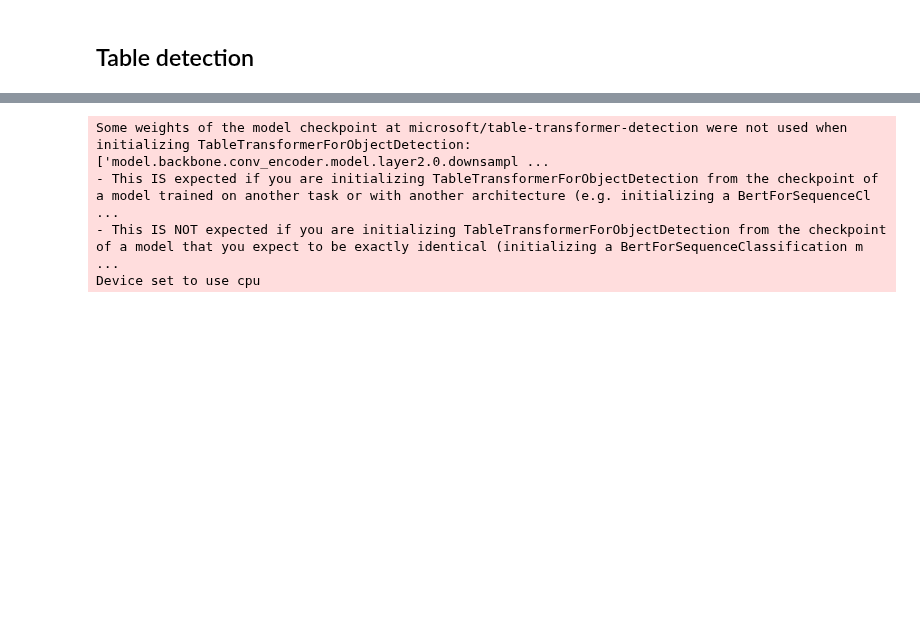
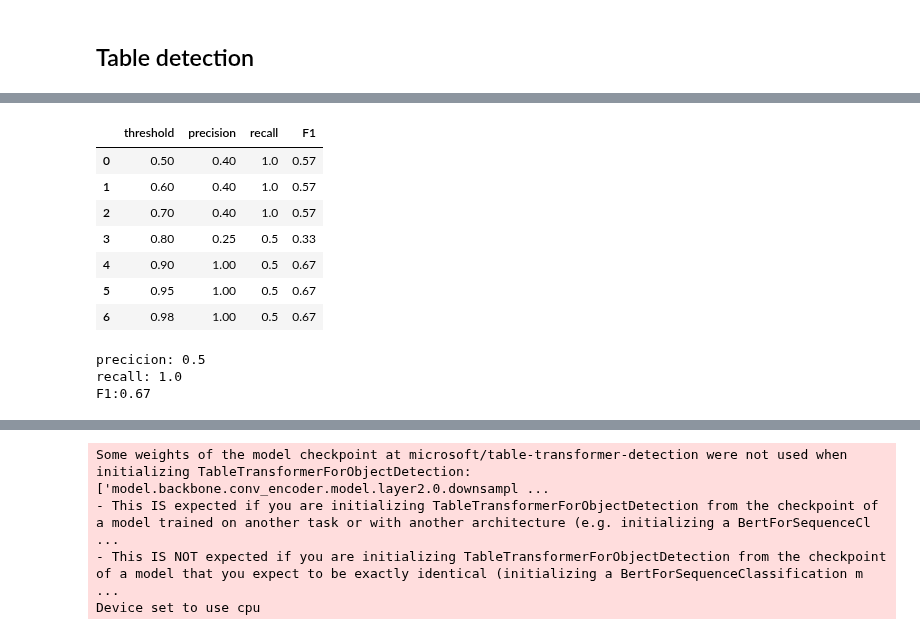
Before and after one commit to Famondir/Thesis, a Jupyter notebook: Python/page_detection_benchmark.ipynb, the cells around one changed output, grey strips where cells are left out. Saved outputs shown, nothing was run; the diff lists cells and outputs as text; code cells hidden in the pictures; blank space fills up the shorter version.

```diff
--- a/Python/page_detection_benchmark.ipynb
+++ b/Python/page_detection_benchmark.ipynb
@@ -849,0 +877,43 @@ df_truth.shape[0]
+# %%
+from transformers import pipeline
+
+def run_benchmark(model, thresholds):
+    df_table_detection_benchmark = pd.read_csv("../benchmark_truth/table_detection.csv").tail(5)
+    df_table_detection_benchmark['prediction'] = pd.NA
+    benchmark_results = pd.DataFrame(columns=['threshold', 'precision', 'recall', 'F1'])
+
+    if model == "microsoft/table-transformer-detection":
+        pipe = pipeline("object-detection", model="microsoft/table-transformer-detection")
+
+        for threshold in thresholds:
+            x = df_table_detection_benchmark.copy()
+            for _, row in x.iterrows():
+                filepath = row['filepath']
+                page_num = int(row['page'])
+
+                images = convert_from_path(filepath, first_page=page_num, last_page=page_num)
+                if len(images) > 0:
+                    print(f"{filepath} page {page_num}")
+                    results = pipe(images[0], threshold=threshold)
+
+                    if len(results) > 0:
+                        x.loc[_, 'prediction'] = 1
+                    else:
+                        x.loc[_, 'prediction'] = 0
+
+            true_positive = x[(x['table'] == 1) & (x['prediction'] == 1)].shape[0]
+            false_positive = x[(x['table'] == 0) & (x['prediction'] == 1)].shape[0]
+            true_negative = x[(x['table'] == 0) & (x['prediction'] == 0)].shape[0]
+            false_negative = x[(x['table'] == 1) & (x['prediction'] == 0)].shape[0]
+
+            precision = round(true_positive/(true_positive+false_positive),2) if (true_positive+false_positive) > 0 else pd.NA
+            recall = round(true_positive/(true_positive+false_negative),2) if (true_positive+false_negative) > 0 else pd.NA
+            F1 = round(2*precision*recall/(precision+recall),2) if (precision is not pd.NA and recall is not pd.NA and (precision+recall) > 0) else pd.NA
+
+            # print(x)
+
+            benchmark_results = pd.concat([benchmark_results, pd.DataFrame([{'threshold': threshold, 'precision': precision, 'recall': recall, 'F1': F1}])], ignore_index=True)
+
+    return  benchmark_results
+
+x = run_benchmark("microsoft/table-transformer-detection", [*[x/100.0 for x in range(50,95,10)],0.95,0.98])
@@ -850,3 +961,29 @@ df_truth.shape[0]
+# %%
+x
+# %% [output]
+|  | threshold | precision | recall | F1 |
+| 0 | 0.50 | 0.40 | 1.0 | 0.57 |
+| 1 | 0.60 | 0.40 | 1.0 | 0.57 |
+| 2 | 0.70 | 0.40 | 1.0 | 0.57 |
+| 3 | 0.80 | 0.25 | 0.5 | 0.33 |
+| 4 | 0.90 | 1.00 | 0.5 | 0.67 |
+| 5 | 0.95 | 1.00 | 0.5 | 0.67 |
+| 6 | 0.98 | 1.00 | 0.5 | 0.67 |
+# %%
+true_positive = x[(x['table'] == 1) & (x['prediction'] == 1)].shape[0]
+false_positive = x[(x['table'] == 0) & (x['prediction'] == 1)].shape[0]
+true_negative = x[(x['table'] == 0) & (x['prediction'] == 0)].shape[0]
+false_negative = x[(x['table'] == 1) & (x['prediction'] == 0)].shape[0]
+
+precision = round(true_positive/(true_positive+false_positive),2)
+recall = round(true_positive/(true_positive+false_negative),2)
+F1 = round(2*precision*recall/(precision+recall),2)
+
+print(f"precicion: {precision}\nrecall: {recall}\nF1:{F1}")
+# %% [output]
+precicion: 0.5
+recall: 1.0
+F1:0.67
 # %%
 from transformers import pipeline
 from PIL import ImageDraw, ImageFont
```
Also changed, not shown: parts of 23 cells of this notebook, 1 other file.
